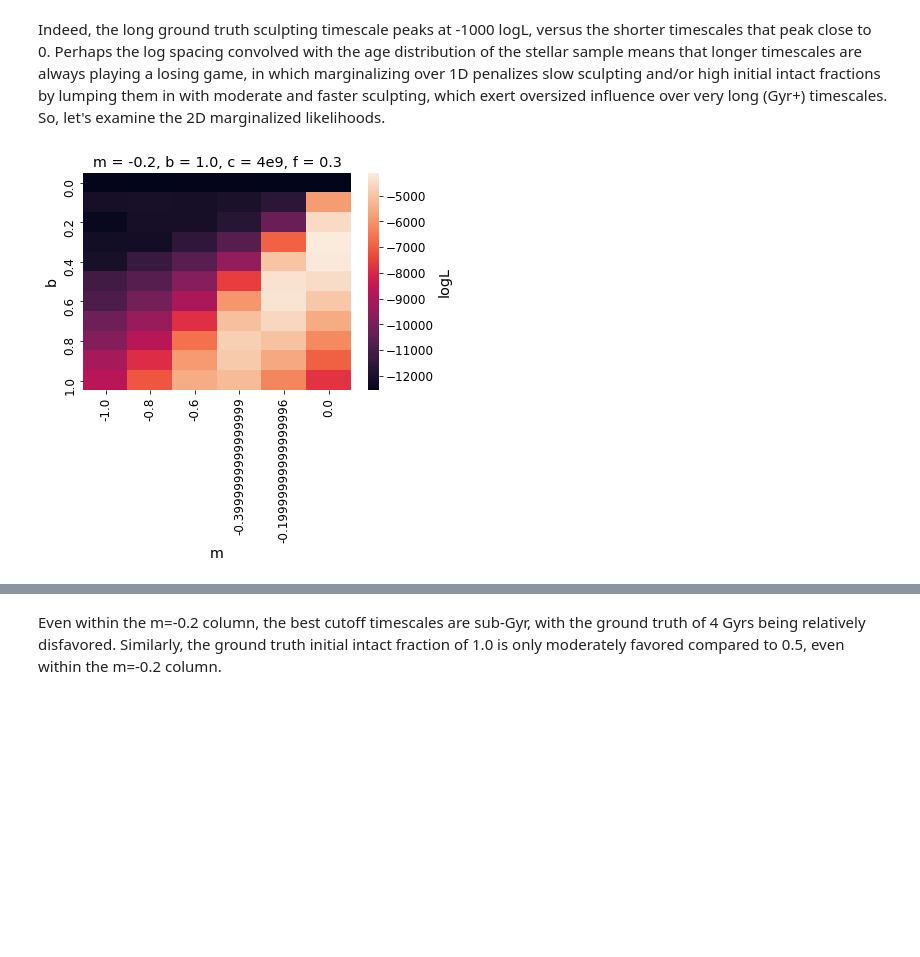
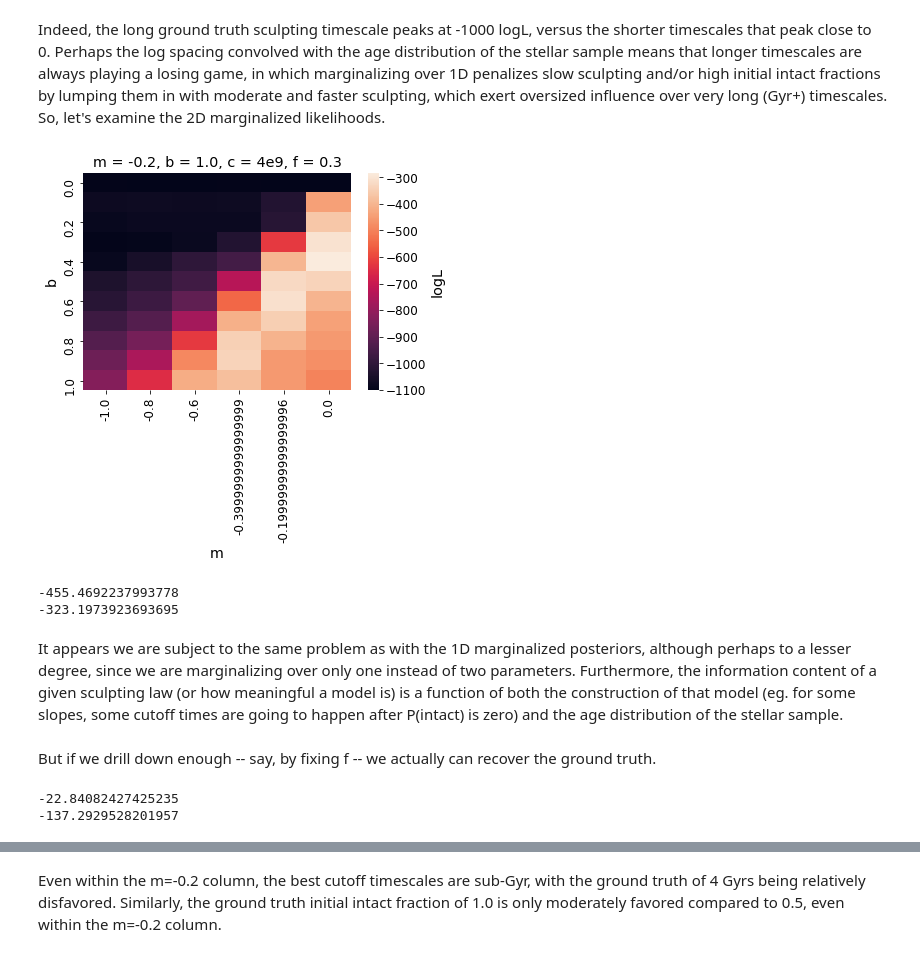
Before and after one commit to exoclam/mastrangelo, a Jupyter notebook: notebooks/injection-recovery.ipynb, the cells around one changed output, grey strips where cells are left out. Cells and saved outputs as stored; diff of their text form; code cells hidden in the pictures; blank space fills up the shorter version.

```diff
--- a/notebooks/injection-recovery.ipynb
+++ b/notebooks/injection-recovery.ipynb
@@ -343,9 +347,10 @@ plt.xscale('log')
 best_logL = max(model_logLs.loc[model_logLs.logL < 0.].logL)
 print("Best model: ", model_logLs.loc[(model_logLs.logL >= best_logL) & (model_logLs.logL < 0.)])
 
-ground_truth = model_logLs.loc[(model_logLs.m == -1) & (model_logLs.b == 0.5) & (np.round(model_logLs.c, -9) == 4e9) & (np.round(model_logLs.f,1) == 0.3)]
+ground_truth = model_logLs.loc[(model_logLs.m == -1.) & (model_logLs.b == 0.5) & (np.round(model_logLs.c, -9) == 4e9) & (np.round(model_logLs.f,1) == 0.3)]
 print("Ground truth: ", ground_truth)
-delta_logL = best_logL - model_logLs.loc[(model_logLs.m == -1) & (model_logLs.b == 0.5) & (np.round(model_logLs.c, -9) == 4e9) & (np.round(model_logLs.f,1) == 0.3)].logL.to_list()[0]
+delta_logL = np.std(recovery.loc[(np.round(recovery.ms, 1) == -1.) & (np.round(recovery.bs,1) == 0.5) & (np.round(recovery.cs, -8) == 4e9) & (np.round(recovery.fs,1) == 0.3)].logLs)
+print("delta logL: ", delta_logL)
 
 good_models = model_logLs.loc[np.abs(model_logLs.logL - best_logL) <= delta_logL]
 print("Some models between best model and ground truth: ")
@@ -798,7 +792,7 @@ for gi_m in range(6):
                         logLs.append(logL)
 
                     # keep median logL for each model
-                    median_logL = np.mean(logLs)
+                    median_logL = np.median(logLs)
                     median_arg = argmedian(logLs)
                     all_logLs.append(median_logL)
                     # append transit multiplicity of the best sample for that model
@@ -974,9 +1004,10 @@ print("Best model: ", model_logLs.loc[(model_logLs.logL >= best_logL) & (model_l
 
 ground_truth = model_logLs.loc[(model_logLs.m == -0.6) & (model_logLs.b == 1.) & (np.round(model_logLs.c, -8) == 1e9) & (np.round(model_logLs.f,1) == 0.3)]
 print("Ground truth: ", ground_truth)
-delta_logL = best_logL - ground_truth.logL.to_list()[0]
+#delta_logL = best_logL - ground_truth.logL.to_list()[0]
+delta_logL = np.std(recovery.loc[(np.round(recovery.ms, 1) == -0.6) & (np.round(recovery.bs,1) == 1.) & (np.round(recovery.cs, -8) == 1e9) & (np.round(recovery.fs,1) == 0.3)].logLs)
 
 good_models = model_logLs.loc[np.abs(model_logLs.logL - best_logL) <= delta_logL]
 print("Some models between best model and ground truth: ")
-print(good_models.head())
+print(good_models)
 # %% [output]
@@ -1290,7 +1300,8 @@ print("Best model: ", model_logLs.loc[(model_logLs.logL >= best_logL) & (model_l
 
 ground_truth = model_logLs.loc[(model_logLs.m == 0.) & (model_logLs.b == 0.5) & (np.round(model_logLs.c, -8) == 1e9) & (np.round(model_logLs.f,1) == 0.3)]
 print("Ground truth: ", ground_truth)
-delta_logL = best_logL - ground_truth.logL.to_list()[0]
+#delta_logL = best_logL - ground_truth.logL.to_list()[0]
+delta_logL = np.std(recovery.loc[(np.round(recovery.ms, 1) == 0.) & (np.round(recovery.bs,1) == 0.5) & (np.round(recovery.cs, -8) == 1e9) & (np.round(recovery.fs,1) == 0.3)].logLs)
 
 good_models = model_logLs.loc[np.abs(model_logLs.logL - best_logL) < delta_logL]
 print("Some models between best model and ground truth: ")
@@ -1541,18 +1530,37 @@ plt.show()
 # %% [markdown]
 Indeed, the long ground truth sculpting timescale peaks at -1000 logL, versus the shorter timescales that peak close to 0. Perhaps the log spacing convolved with the age distribution of the stellar sample means that longer timescales are always playing a losing game, in which marginalizing over 1D penalizes slow sculpting and/or high initial intact fractions by lumping them in with moderate and faster sculpting, which exert oversized influence over very long (Gyr+) timescales. So, let's examine the 2D marginalized likelihoods.
 # %%
-piv = model_logLs.groupby(['m','b','c']).mean('logL').reset_index().groupby(['m','b']).sum('logL').reset_index()
-
+piv = model_logLs.groupby(['m','b']).median('logL').reset_index()
 piv = piv.pivot("b","m","logL") # vs logged_normalized_likelihood
 #print(np.nanmin(piv.values), np.nanmax(piv.values), np.nansum(piv.values), np.nansum(np.log(piv.values)), np.log(np.nansum(piv.values)))
 #print(np.log(np.nanmin(piv.values)), np.log(np.nanmax(piv.values)))
 
 fig, ax = plt.subplots()
 sns.heatmap(piv, yticklabels=model_logLs.b.unique().round(1), cbar_kws={'label': 'logL'})
 #sns.heatmap(piv, vmin=-455, vmax=-17.9)
 ax.set_yticks(ax.get_yticks()[::2]) # sample every other tick, for cleanness
 plt.title('m = -0.2, b = 1.0, c = 4e9, f = 0.3')
 plt.show()
 # %% [output]
-[figure, old version]
+[figure, new version]
+# %%
+test_recovery1 = model_logLs.loc[(np.round(model_logLs.m,1) == -0.2) & (model_logLs.b == 1.) ]
+print(test_recovery1.logL.median())
+test_recovery2 = model_logLs.loc[(np.round(model_logLs.m,1) == -0.2) & (model_logLs.b == 0.5) ]
+print(test_recovery2.logL.median())
+# %% [output]
+-455.4692237993778
+-323.1973923693695
+# %% [markdown]
+It appears we are subject to the same problem as with the 1D marginalized posteriors, although perhaps to a lesser degree, since we are marginalizing over only one instead of two parameters. Furthermore, the information content of a given sculpting law (or how meaningful a model is) is a function of both the construction of that model (eg. for some slopes, some cutoff times are going to happen after P(intact) is zero) and the age distribution of the stellar sample.
+# %% [markdown]
+But if we drill down enough -- say, by fixing f -- we actually can recover the ground truth.
+# %%
+test_recovery1 = model_logLs.loc[(np.round(model_logLs.m,1) == -0.2) & (model_logLs.b == 1.) & (np.round(model_logLs.f,1) == 0.3)]
+print(test_recovery1.logL.median())
+test_recovery2 = model_logLs.loc[(np.round(model_logLs.m,1) == -0.2) & (model_logLs.b == 0.5) & (np.round(model_logLs.f,1) == 0.3)]
+print(test_recovery2.logL.median())
+# %% [output]
+-22.84082427425235
+-137.2929528201957
 # %%
```
Also changed, not shown: parts of 45 cells of this notebook, 2 other files.
